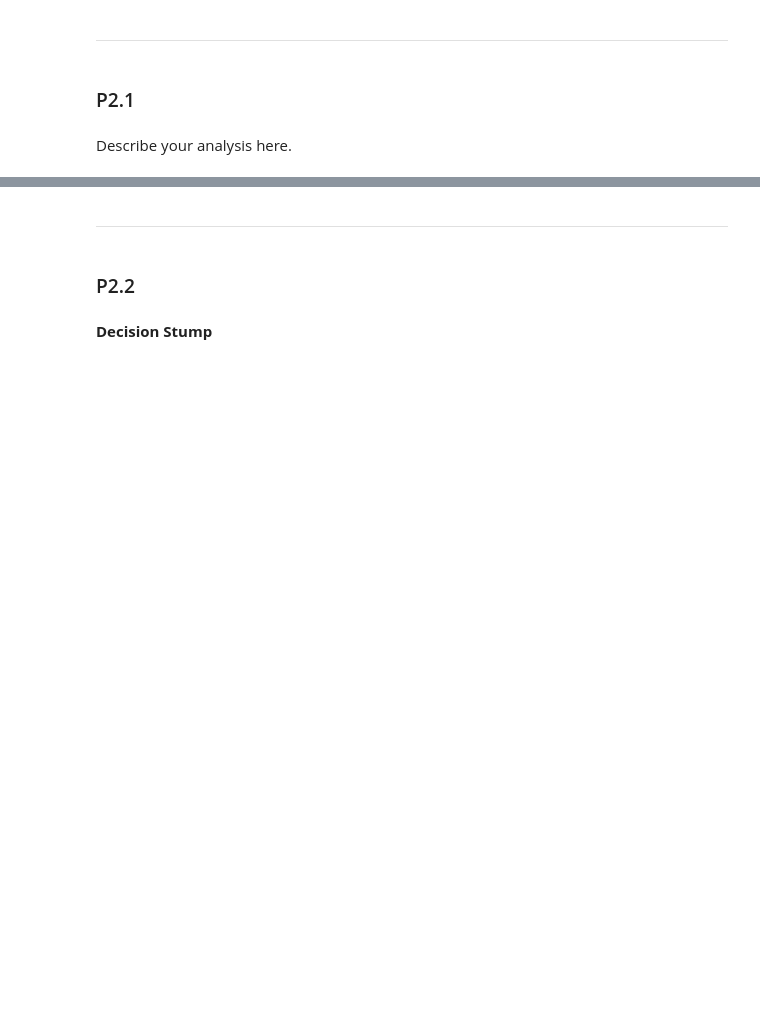
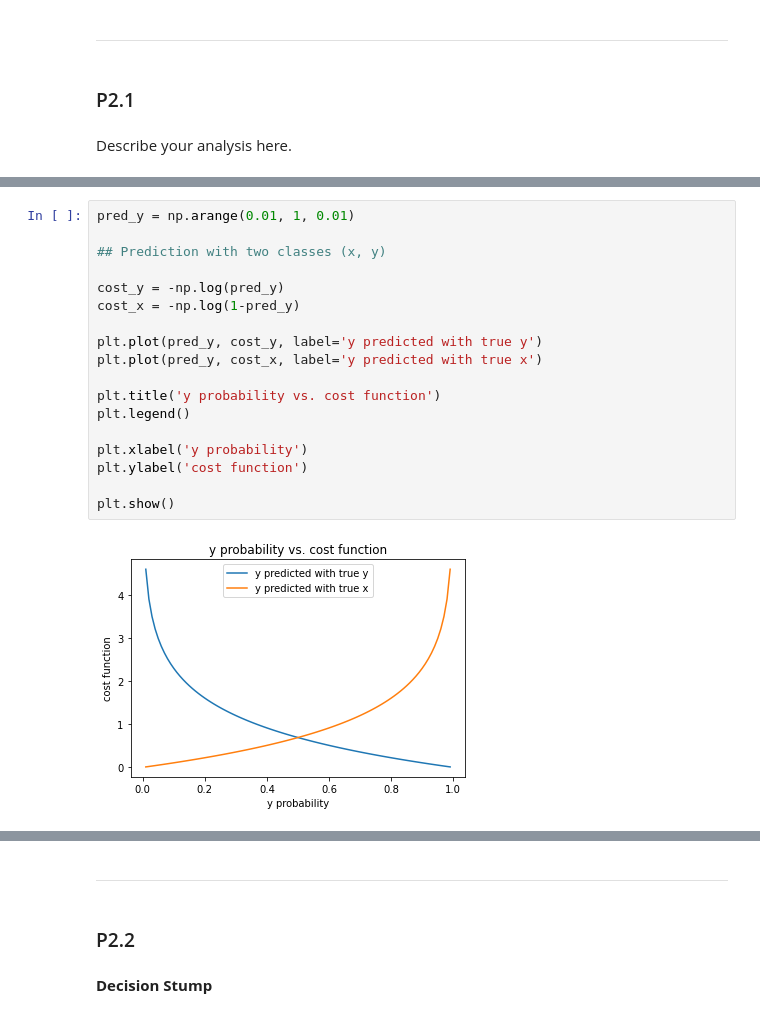
Before and after one commit to ggu1012/basic_ai, a Jupyter notebook: project5_adaboost/2021_P05_adaboost.ipynb, the cells around one changed output, grey strips where cells are left out. Cells and saved outputs as stored; diff of their text form; blank space fills up the shorter version.

```diff
--- a/project5_adaboost/2021_P05_adaboost.ipynb
+++ b/project5_adaboost/2021_P05_adaboost.ipynb
@@ -288,0 +317,20 @@ Describe your analysis here.
+# %%
+pred_y = np.arange(0.01, 1, 0.01)
+
+## Prediction with two classes (x, y)
+
+cost_y = -np.log(pred_y)
+cost_x = -np.log(1-pred_y)
+
+plt.plot(pred_y, cost_y, label='y predicted with true y')
+plt.plot(pred_y, cost_x, label='y predicted with true x')
+
+plt.title('y probability vs. cost function')
+plt.legend()
+
+plt.xlabel('y probability')
+plt.ylabel('cost function')
+
+plt.show()
+# %% [output]
+[figure, added]
```
Also changed, not shown: parts of 8 cells of this notebook.
